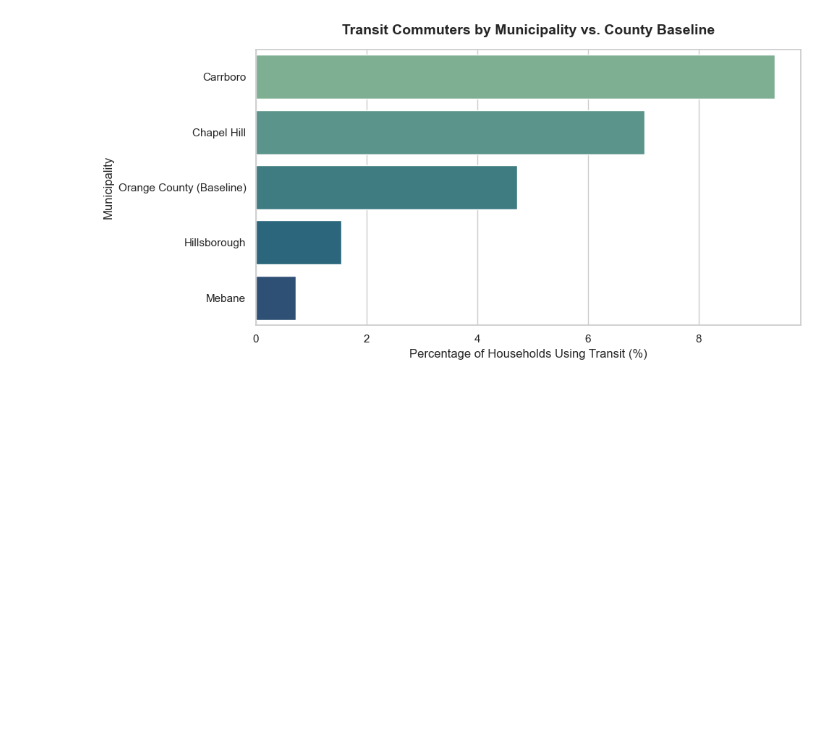
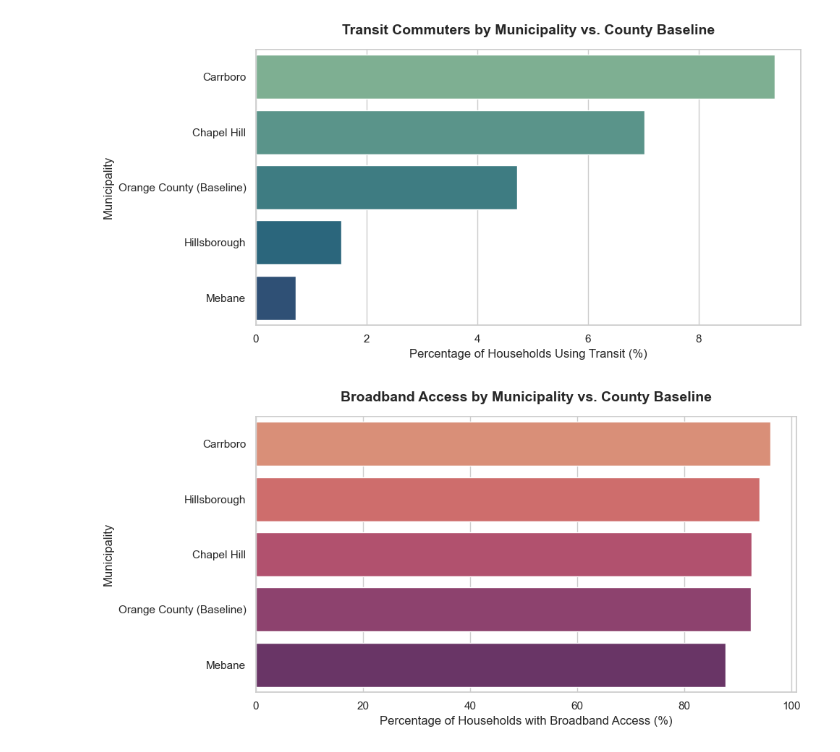
Before and after one commit to kristenvinh/Mapping-Gov-Priorities-Using-NLP-and-MTP, a Jupyter notebook: src/census/Census_Data_Analysis.ipynb, the cells around one changed output. Saved outputs shown, nothing was run; the diff lists cells and outputs as text; code cells hidden in the pictures; blank space fills up the shorter version.

```diff
--- a/src/census/Census_Data_Analysis.ipynb
+++ b/src/census/Census_Data_Analysis.ipynb
@@ -156,3 +197,26 @@ plt.savefig("../../data/census/transit_commuters_comparison.png", dpi=300, bbox_
 plt.show()
 # %% [output]
 [figure]
+# %%
+plt.figure(figsize=(10, 5))
+
+# Generate horizontal bar plot for severe rent burden
+sns.barplot(
+    x='pct_broadband_access',
+    y='city_name',
+    data=analysis_df.sort_values('pct_broadband_access', ascending=False),
+    palette='flare',
+    hue='city_name',
+    legend=False
+)
+
+# Titles and labels
+plt.title('Broadband Access by Municipality vs. County Baseline', fontsize=14, pad=15, weight='bold')
+plt.xlabel('Percentage of Households with Broadband Access (%)', fontsize=12)
+plt.ylabel('Municipality', fontsize=12)
+
+plt.tight_layout()
+plt.savefig("../../data/census/broadband_access_comparison.png", dpi=300, bbox_inches='tight')
+plt.show()
+# %% [output]
+[figure, added]
```
Also changed, not shown: parts of 5 cells of this notebook, 7 other files.
